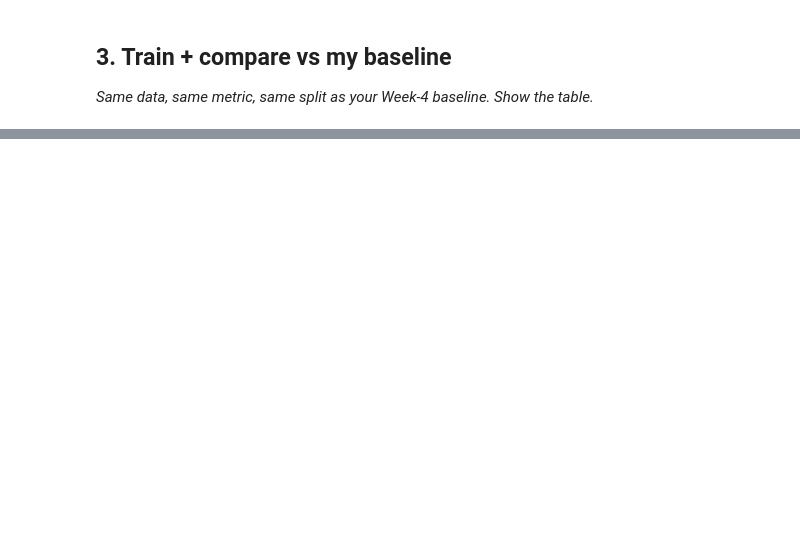
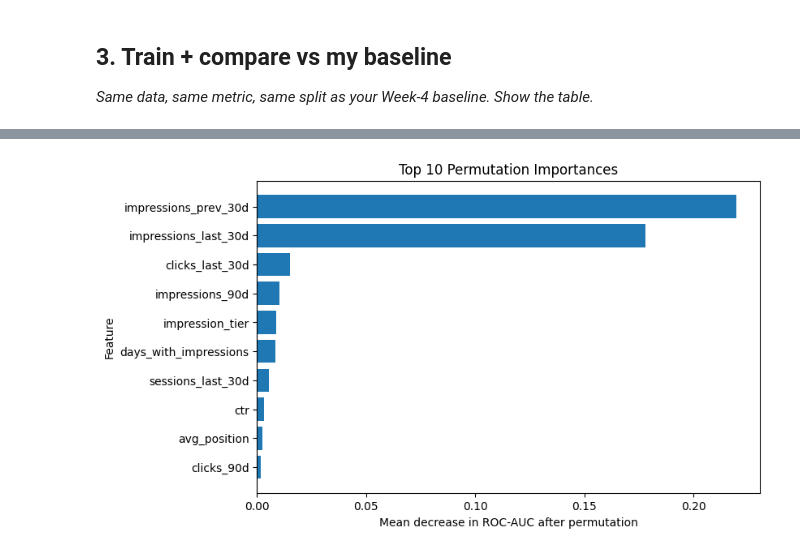
Before and after one commit to nihedzaoui/flyrank-ml-internship, a Jupyter notebook: w05_model.ipynb, the cells around one changed output, grey strips where cells are left out. Saved outputs shown, nothing was run; the diff lists cells and outputs as text; code cells hidden in the pictures; blank space fills up the shorter version.

```diff
--- a/w05_model.ipynb
+++ b/w05_model.ipynb
@@ -48,0 +359,26 @@ Before you submit, confirm each line honestly:
+# %%
+from sklearn.ensemble import RandomForestClassifier
+
+# ============================================
+# Random Forest model
+# ============================================
+
+rf_model = Pipeline(
+    steps=[
+        ("preprocessor", preprocessor),
+        ("classifier", RandomForestClassifier(
+            n_estimators=300,
+            max_depth=12,
+            min_samples_leaf=5,
+            class_weight="balanced",
+            random_state=42,
+            n_jobs=-1
+        ))
+    ]
+)
+
+print("Training Random Forest...")
+
+rf_model.fit(X_train, y_train)
+
+print("Random Forest training completed.")
@@ -48,0 +769,18 @@ Before you submit, confirm each line honestly:
+# %%
+top_features = importance_df.head(10).sort_values(
+    "importance_mean"
+)
+
+plt.figure(figsize=(8, 5))
+
+plt.barh(
+    top_features["feature"],
+    top_features["importance_mean"]
+)
+
+plt.xlabel("Mean decrease in ROC-AUC after permutation")
+plt.ylabel("Feature")
+plt.title("Top 10 Permutation Importances")
+plt.show()
+# %% [output]
+[figure, added]
```
Also changed, not shown: parts of 44 cells of this notebook.
